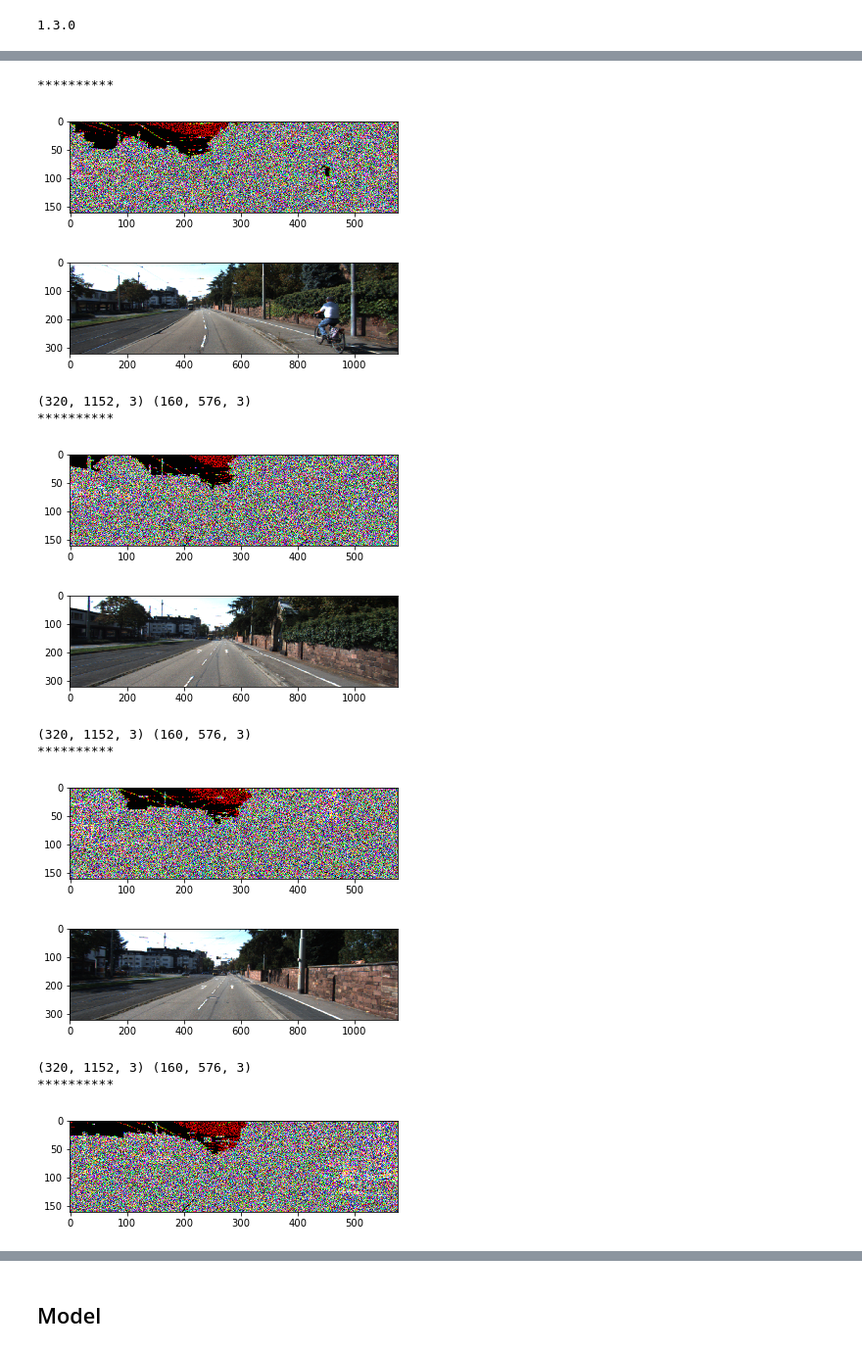
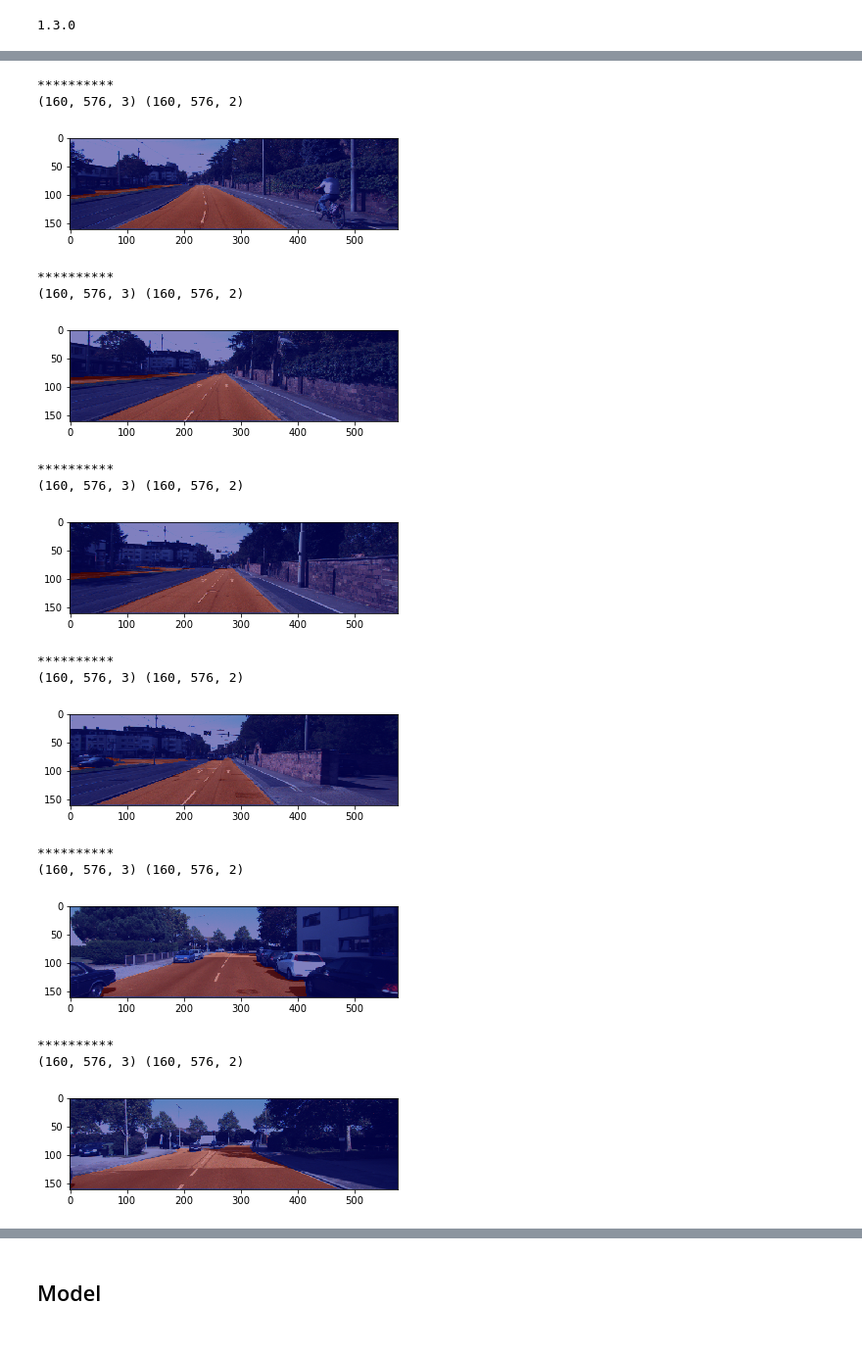
Before and after one commit to alexliyang/sdc-segmentation, a Jupyter notebook: segmentation.ipynb, the cells around one changed output, grey strips where cells are left out. Shown: that part at 98% size. Cells and saved outputs as stored; diff of their text form; code cells hidden in the pictures.

```diff
--- a/segmentation.ipynb
+++ b/segmentation.ipynb
@@ -31,33 +28,34 @@ print(iterator, filename)
 # %%
 _show = True
 if _show:
     with tf.Session() as sess:
         sess.run(iterator.initializer, feed_dict={filename: ['data/kitti_segmentation.tfrecord']})
         next_element = iterator.get_next()
         i = 1
-        while i < 5:
+        while i < 10:
             i += 1
             print("*"*10)
             image, label = sess.run(next_element)
-            new = scipy.misc.imresize(image,(160*2,576*2) )
-            plt.imshow(image[:,:,:])
+            print(image.shape, label.shape)
+            plt.imshow(np.uint8(image))
+            plt.imshow(label[:,:,0], cmap='jet', alpha=0.5)
             plt.show()
-            plt.imshow(new[:,:,:])
-#             plt.imshow(label[:,:,0], cmap='jet', alpha=0.5)
-            plt.show()
-            print(new.shape, image.shape)
 # %% [output]
 **********
+(160, 576, 3) (160, 576, 2)
-[figure, old version]
+[figure, new version]
+**********
+(160, 576, 3) (160, 576, 2)
-[figure, old version]
+[figure, new version]
-(320, 1152, 3) (160, 576, 3)
-**********
+**********
+(160, 576, 3) (160, 576, 2)
-[figure, old version]
+[figure, new version]
+**********
+(160, 576, 3) (160, 576, 2)
-[figure, old version]
+[figure, new version]
-(320, 1152, 3) (160, 576, 3)
-**********
+**********
+(160, 576, 3) (160, 576, 2)
-[figure, old version]
+[figure, new version]
+**********
+(160, 576, 3) (160, 576, 2)
-[figure, old version]
+[figure, new version]
-(320, 1152, 3) (160, 576, 3)
-**********
-[figure, removed]
```
Also changed, not shown: parts of 14 cells of this notebook, 2 other files.
